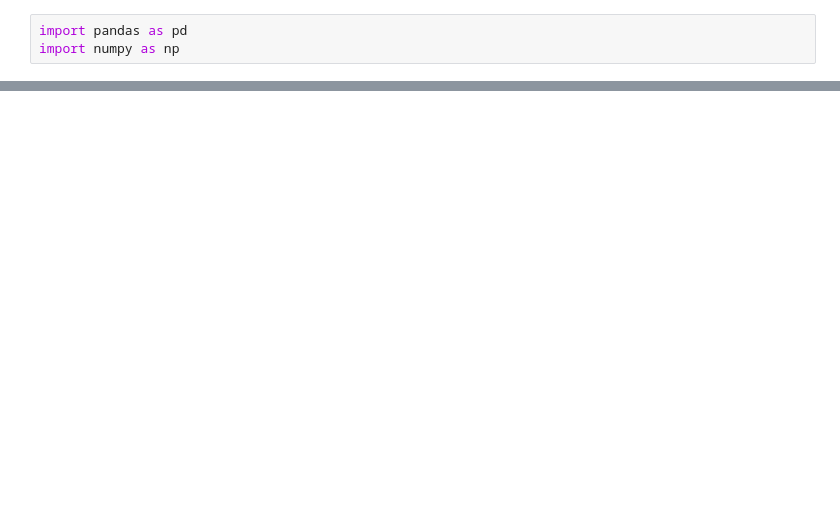
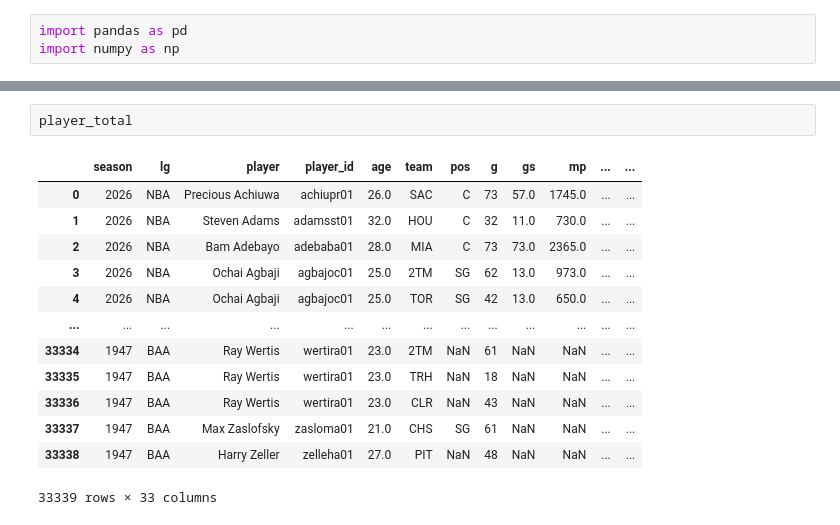
Before and after one commit to cedrictongg/COMP542-Group-8, a Jupyter notebook: project.ipynb, the cells around one changed output, grey strips where cells are left out. Saved outputs shown, nothing was run; the diff lists cells and outputs as text; blank space fills up the shorter version.

```diff
--- a/project.ipynb
+++ b/project.ipynb
@@ -23,0 +54,16 @@ all_star.head()
+# %%
+player_total
+# %% [output]
+|  | season | lg | player | player_id | age | team | pos | g | gs | mp | ... | ... |
+| 0 | 2026 | NBA | Precious Achiuwa | achiupr01 | 26.0 | SAC | C | 73 | 57.0 | 1745.0 | ... | ... |
+| 1 | 2026 | NBA | Steven Adams | adamsst01 | 32.0 | HOU | C | 32 | 11.0 | 730.0 | ... | ... |
+| 2 | 2026 | NBA | Bam Adebayo | adebaba01 | 28.0 | MIA | C | 73 | 73.0 | 2365.0 | ... | ... |
+| 3 | 2026 | NBA | Ochai Agbaji | agbajoc01 | 25.0 | 2TM | SG | 62 | 13.0 | 973.0 | ... | ... |
+| 4 | 2026 | NBA | Ochai Agbaji | agbajoc01 | 25.0 | TOR | SG | 42 | 13.0 | 650.0 | ... | ... |
+| ... | ... | ... | ... | ... | ... | ... | ... | ... | ... | ... | ... | ... |
+| 33334 | 1947 | BAA | Ray Wertis | wertira01 | 23.0 | 2TM | NaN | 61 | NaN | NaN | ... | ... |
+| 33335 | 1947 | BAA | Ray Wertis | wertira01 | 23.0 | TRH | NaN | 18 | NaN | NaN | ... | ... |
+| 33336 | 1947 | BAA | Ray Wertis | wertira01 | 23.0 | CLR | NaN | 43 | NaN | NaN | ... | ... |
+| 33337 | 1947 | BAA | Max Zaslofsky | zasloma01 | 21.0 | CHS | SG | 61 | NaN | NaN | ... | ... |
+| 33338 | 1947 | BAA | Harry Zeller | zelleha01 | 27.0 | PIT | NaN | 48 | NaN | NaN | ... | ... |
+33339 rows × 33 columns
```
Also changed, not shown: parts of 8 cells of this notebook, 6 other files.
